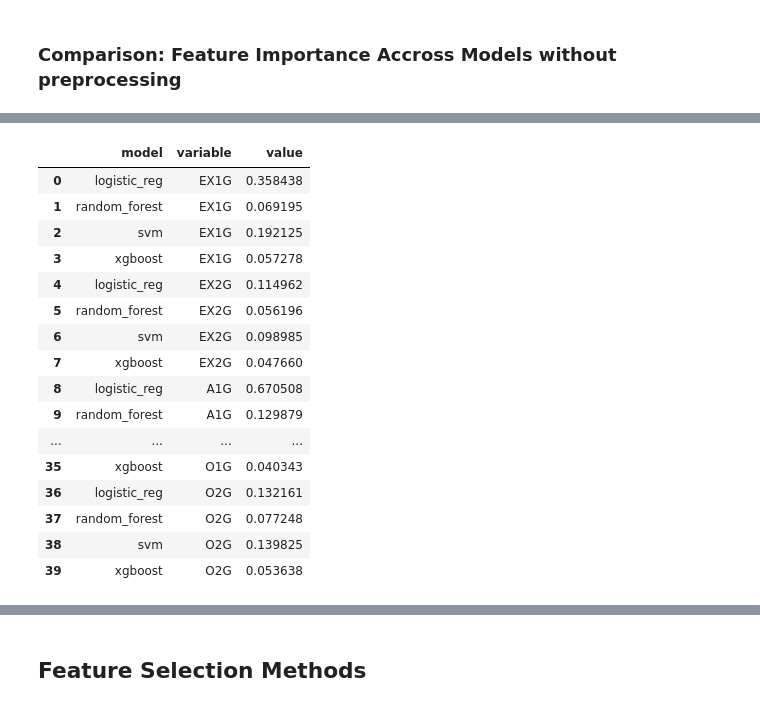
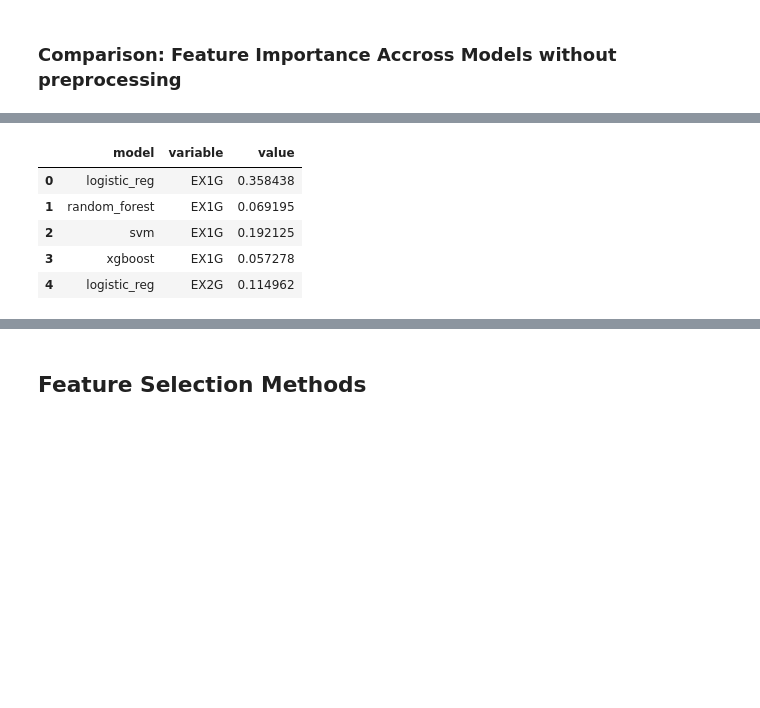
Before and after one commit to santiviquez/lie-detection, a Jupyter notebook: predictors_reliability.ipynb, the cells around one changed output, grey strips where cells are left out. Cells and saved outputs as stored; diff of their text form; code cells hidden in the pictures; blank space fills up the shorter version.

```diff
--- a/predictors_reliability.ipynb
+++ b/predictors_reliability.ipynb
@@ -202,25 +202,14 @@ comparison_df
 | 3 | 0.057278 | 0.047660 | 0.086165 | 0.045720 | 0.138653 | 0.057703 | 0.372128 | 0.100712 | 0.040343 | 0.053638 | xgboost |
 # %%
 comparison_df = comparison_df.melt(id_vars=["model"])
-comparison_df
+comparison_df.head()
 # %% [output]
 |  | model | variable | value |
 | 0 | logistic_reg | EX1G | 0.358438 |
 | 1 | random_forest | EX1G | 0.069195 |
 | 2 | svm | EX1G | 0.192125 |
 | 3 | xgboost | EX1G | 0.057278 |
 | 4 | logistic_reg | EX2G | 0.114962 |
-| 5 | random_forest | EX2G | 0.056196 |
-| 6 | svm | EX2G | 0.098985 |
-| 7 | xgboost | EX2G | 0.047660 |
-| 8 | logistic_reg | A1G | 0.670508 |
-| 9 | random_forest | A1G | 0.129879 |
-| ... | ... | ... | ... |
-| 35 | xgboost | O1G | 0.040343 |
-| 36 | logistic_reg | O2G | 0.132161 |
-| 37 | random_forest | O2G | 0.077248 |
-| 38 | svm | O2G | 0.139825 |
-| 39 | xgboost | O2G | 0.053638 |
 # %%
 import seaborn as sns
 sns.barplot(data=comparison_df, x="variable", y="value", hue="model")
```
Also changed, not shown: parts of 14 cells of this notebook.
